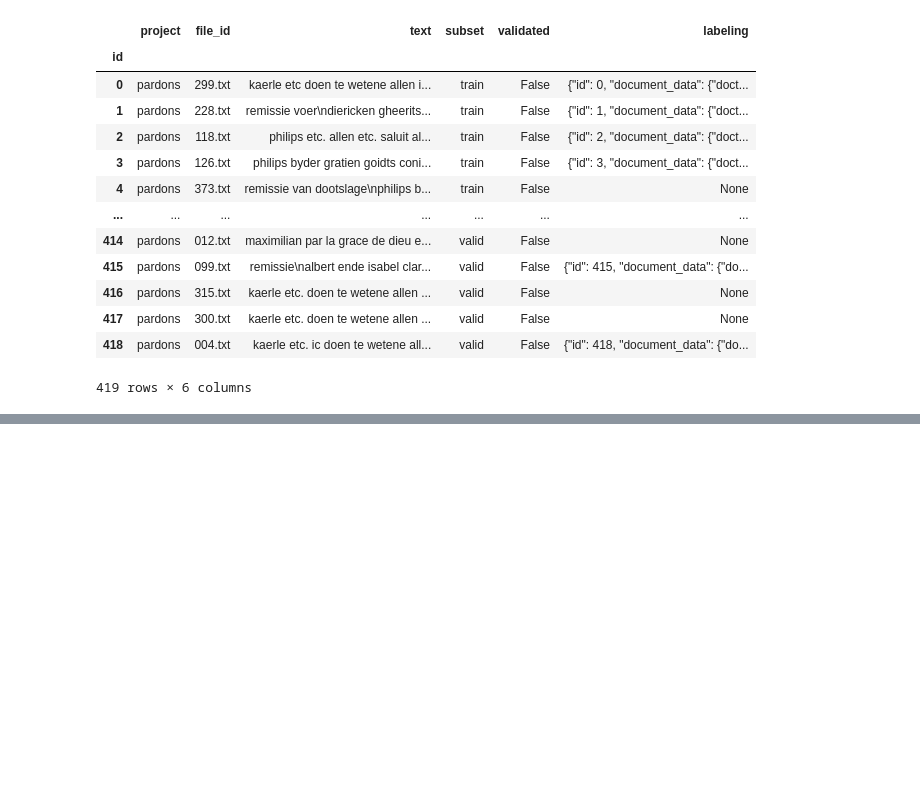
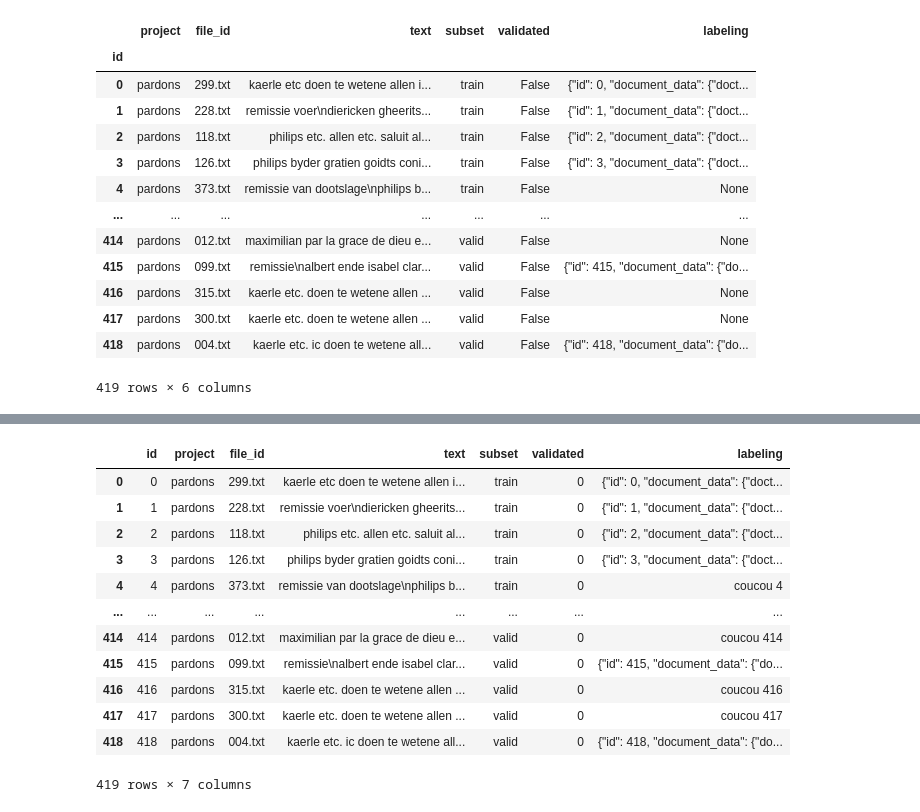
Before and after one commit to xgillard/ai-rchivist, a Jupyter notebook: prepa-db/prepa-db.ipynb, the cells around one changed output, grey strips where cells are left out. Saved outputs shown, nothing was run; the diff lists cells and outputs as text; code cells hidden in the pictures; blank space fills up the shorter version.

```diff
--- a/prepa-db/prepa-db.ipynb
+++ b/prepa-db/prepa-db.ipynb
@@ -160,0 +180,21 @@ with sqlite3.connect('dataset.db') as conn:
+# %%
+todo = df[df['labeling'].isnull()]
+ll = todo.apply(lambda x: f"coucou {x.id}", axis=1)
+ll.name = 'labeling'
+
+df.update(ll)
+df
+# %% [output]
+|  | id | project | file_id | text | subset | validated | labeling |
+| 0 | 0 | pardons | 299.txt | kaerle etc doen te wetene allen i... | train | 0 | {"id": 0, "document_data": {"doct... |
+| 1 | 1 | pardons | 228.txt | remissie voer\ndiericken gheerits... | train | 0 | {"id": 1, "document_data": {"doct... |
+| 2 | 2 | pardons | 118.txt | philips etc. allen etc. saluit al... | train | 0 | {"id": 2, "document_data": {"doct... |
+| 3 | 3 | pardons | 126.txt | philips byder gratien goidts coni... | train | 0 | {"id": 3, "document_data": {"doct... |
+| 4 | 4 | pardons | 373.txt | remissie van dootslage\nphilips b... | train | 0 | coucou 4 |
+| ... | ... | ... | ... | ... | ... | ... | ... |
+| 414 | 414 | pardons | 012.txt | maximilian par la grace de dieu e... | valid | 0 | coucou 414 |
+| 415 | 415 | pardons | 099.txt | remissie\nalbert ende isabel clar... | valid | 0 | {"id": 415, "document_data": {"do... |
+| 416 | 416 | pardons | 315.txt | kaerle etc. doen te wetene allen ... | valid | 0 | coucou 416 |
+| 417 | 417 | pardons | 300.txt | kaerle etc. doen te wetene allen ... | valid | 0 | coucou 417 |
+| 418 | 418 | pardons | 004.txt | kaerle etc. ic doen te wetene all... | valid | 0 | {"id": 418, "document_data": {"do... |
+419 rows × 7 columns
```
Also changed, not shown: parts of 12 cells of this notebook, 3 other files.
